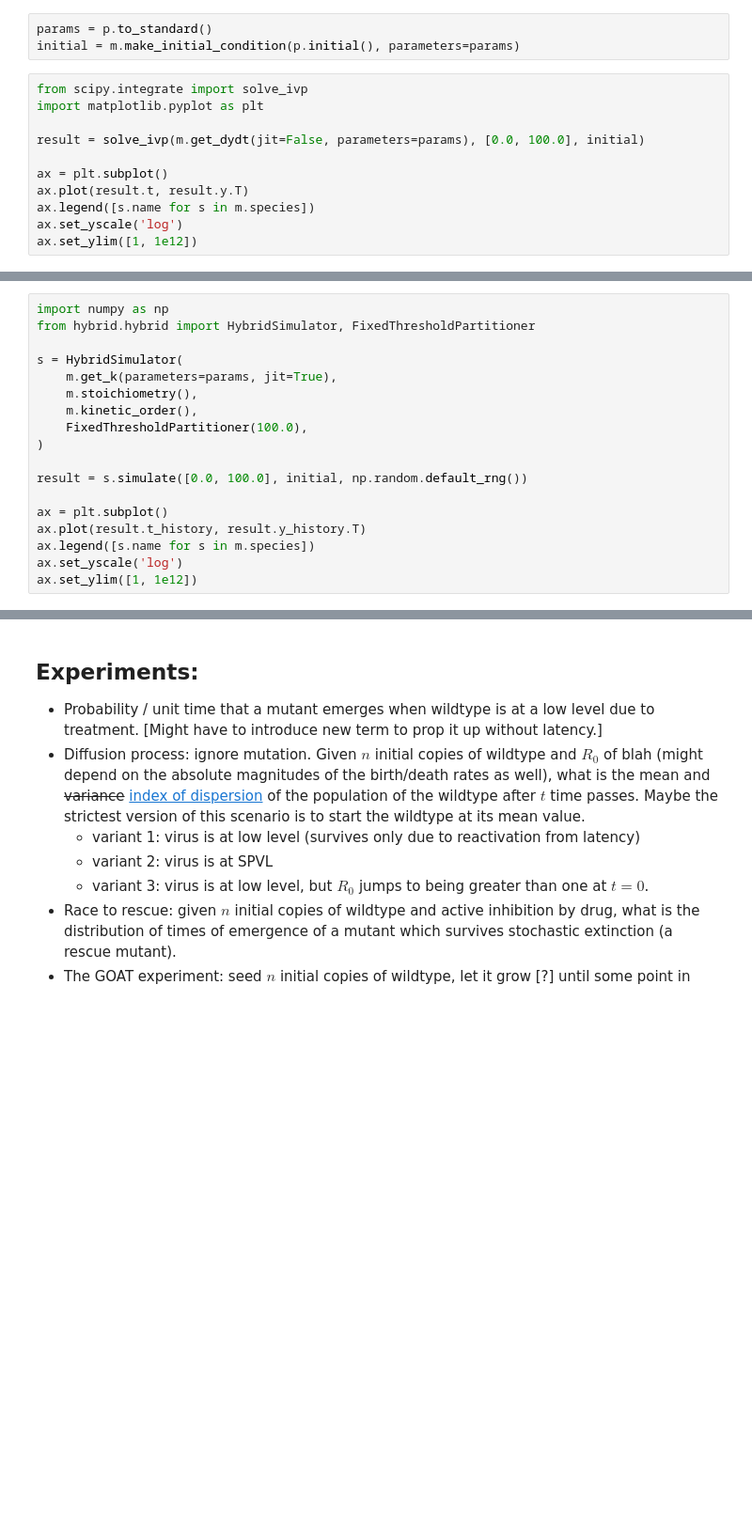
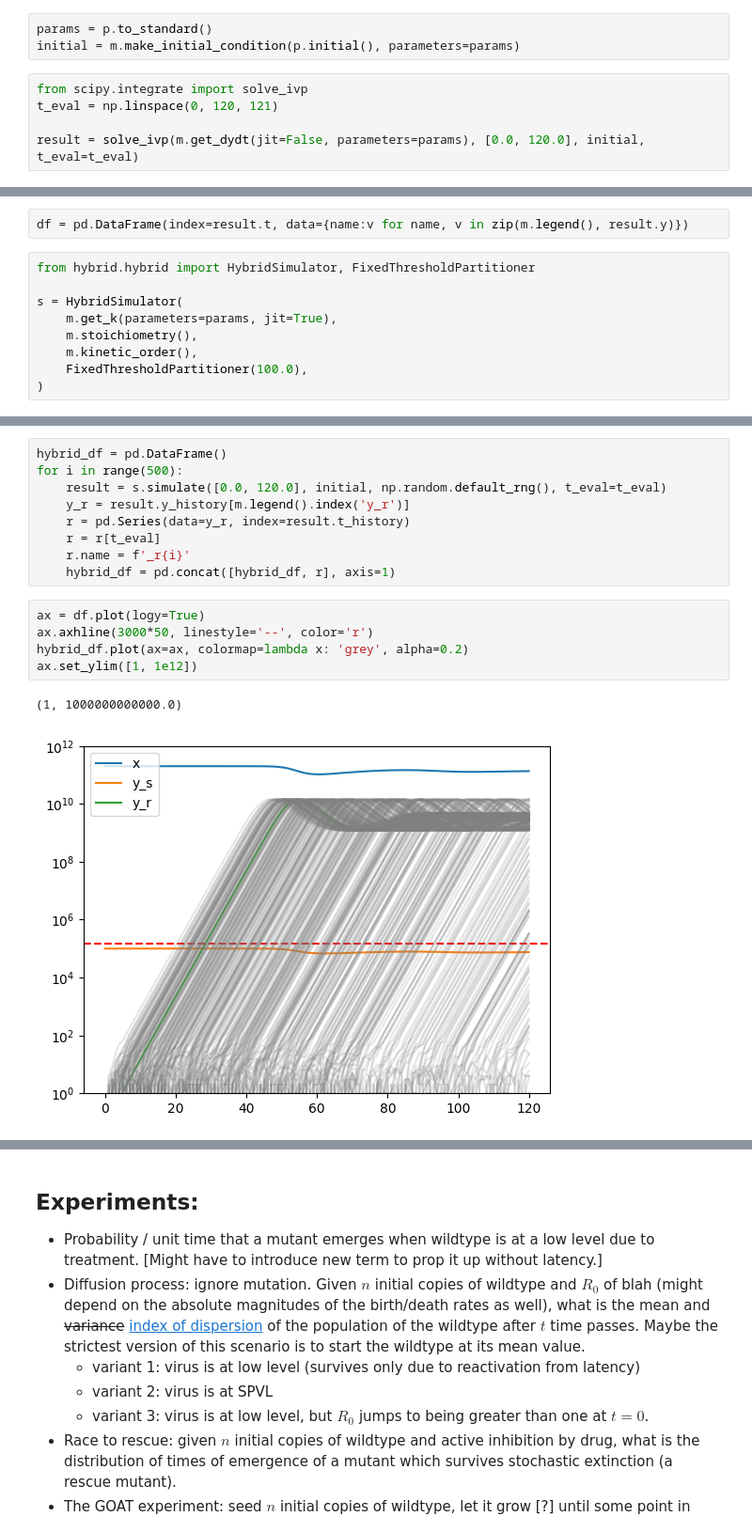
Before and after one commit to tanderson11/hybrid, a Jupyter notebook: virusdynamics.ipynb, the cells around one changed output, grey strips where cells are left out. Shown: that part at 94% size. Saved outputs shown, nothing was run; the diff lists cells and outputs as text; blank space fills up the shorter version.

```diff
--- a/virusdynamics.ipynb
+++ b/virusdynamics.ipynb
@@ -143,15 +171,9 @@ params = p.to_standard()
 initial = m.make_initial_condition(p.initial(), parameters=params)
 # %%
 from scipy.integrate import solve_ivp
-import matplotlib.pyplot as plt
+t_eval = np.linspace(0, 120, 121)
 
-result = solve_ivp(m.get_dydt(jit=False, parameters=params), [0.0, 100.0], initial)
-
-ax = plt.subplot()
-ax.plot(result.t, result.y.T)
-ax.legend([s.name for s in m.species])
-ax.set_yscale('log')
-ax.set_ylim([1, 1e12])
+result = solve_ivp(m.get_dydt(jit=False, parameters=params), [0.0, 120.0], initial, t_eval=t_eval)
 # %% [output]
 Evaluating expression: d => 0.05
 Evaluating expression: l => 10000000000.0
@@ -166,5 +186,6 @@ Evaluating expression: eta => 50000.0
+# %%
+df = pd.DataFrame(index=result.t, data={name:v for name, v in zip(m.legend(), result.y)})
 # %%
-import numpy as np
 from hybrid.hybrid import HybridSimulator, FixedThresholdPartitioner
 
 s = HybridSimulator(
@@ -173,14 +194,6 @@ s = HybridSimulator(
     m.kinetic_order(),
     FixedThresholdPartitioner(100.0),
 )
-
-result = s.simulate([0.0, 100.0], initial, np.random.default_rng())
-
-ax = plt.subplot()
-ax.plot(result.t_history, result.y_history.T)
-ax.legend([s.name for s in m.species])
-ax.set_yscale('log')
-ax.set_ylim([1, 1e12])
 # %% [output]
 Evaluating expression: d => 0.05
 Evaluating expression: l => 10000000000.0
@@ -194,0 +206,17 @@ Evaluating expression: eta => 50000.0
+# %%
+hybrid_df = pd.DataFrame()
+for i in range(500):
+    result = s.simulate([0.0, 120.0], initial, np.random.default_rng(), t_eval=t_eval)
+    y_r = result.y_history[m.legend().index('y_r')]
+    r = pd.Series(data=y_r, index=result.t_history)
+    r = r[t_eval]
+    r.name = f'_r{i}'
+    hybrid_df = pd.concat([hybrid_df, r], axis=1)
+# %%
+ax = df.plot(logy=True)
+ax.axhline(3000*50, linestyle='--', color='r')
+hybrid_df.plot(ax=ax, colormap=lambda x: 'grey', alpha=0.2)
+ax.set_ylim([1, 1e12])
+# %% [output]
+(1, 1000000000000.0)
+[figure, added]
```
Also changed, not shown: parts of 28 cells of this notebook, 1 other file.
